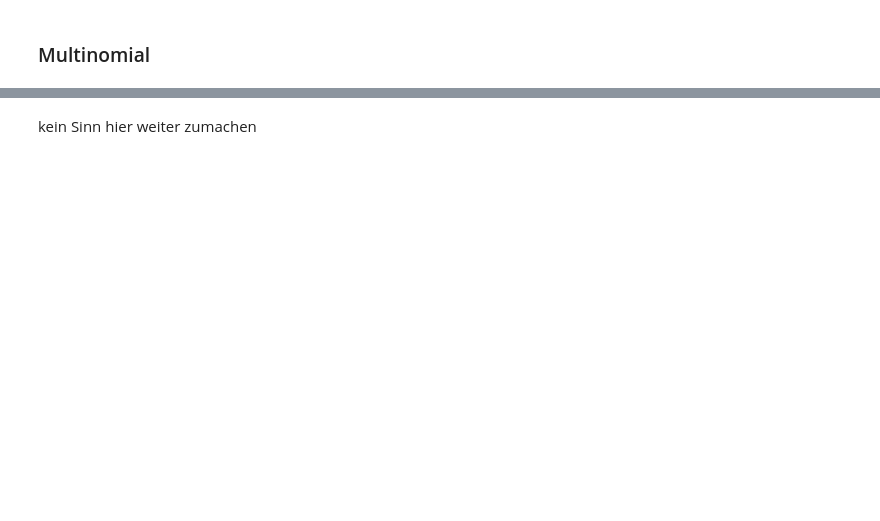
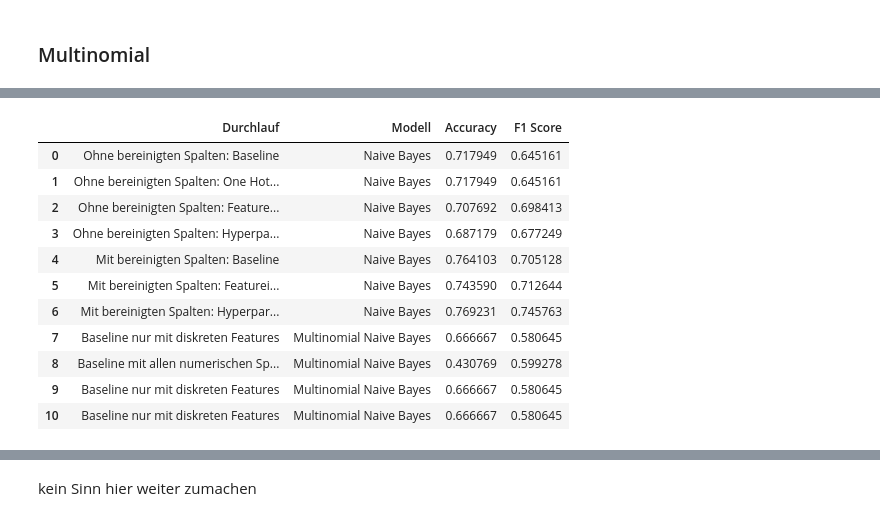
Before and after one commit to MarioKrupinski/Introduction-to-Data-Science-AI, a Jupyter notebook: notebooks/modell_ap_cache.ipynb, the cells around one changed output, grey strips where cells are left out. Saved outputs shown, nothing was run; the diff lists cells and outputs as text; code cells hidden in the pictures; blank space fills up the shorter version.

```diff
--- a/notebooks/modell_ap_cache.ipynb
+++ b/notebooks/modell_ap_cache.ipynb
@@ -588,0 +552,54 @@ df_results
+# %%
+# Liste der kategorialen Spalten
+categorical_cols = ["Sex", "Ctry", "Town", "Goal of Training",
+                    "Preferred Training Daytime", "Subscription Type", "Synchronisation"]
+
+# Liste der diskreten numerischen Spalten (ordinal oder binning)
+discrete_numeric_cols = ["Age of customer Bin", "Subscription Type Ordinal", "Support_per_Year"]
+
+# Wähle die Zielvariable aus (hier muss die Spalte mit der Zielvariable eingefügt werden)
+target_column = "User of latest model"  # Hier den Namen der Zielvariablen einfügen
+
+# Entferne die numerischen Spalten aus dem DataFrame, die nicht diskret sind
+numerical_cols = df_training_all_features.select_dtypes(include=['int64', 'float64']).columns.tolist()
+numerical_cols = [col for col in numerical_cols if col not in discrete_numeric_cols and col not in categorical_cols]
+
+# Entferne die Spalten, die nicht für MNB geeignet sind
+df_mnb = df_training_all_features.drop(columns=numerical_cols + [target_column])
+
+# Füge die diskreten numerischen Merkmale hinzu
+df_mnb = pd.concat([df_mnb, df_training_all_features[discrete_numeric_cols]], axis=1)
+
+# One-Hot-Encoding für kategoriale Features
+df_mnb = pd.get_dummies(df_mnb, columns=categorical_cols, drop_first=True)
+
+# Wähle die Zielvariable aus
+X = df_mnb
+y = df_training_all_features[target_column]
+
+# Aufteilung in Trainings- und Testdaten
+X_train, X_test, y_train, y_test = train_test_split(X, y, test_size=0.2, random_state=42)
+
+# Baseline Modell trainieren
+baseline_model = MultinomialNB()
+baseline_model.fit(X_train, y_train)
+
+# Vorhersagen auf den Testdaten
+y_pred_baseline = baseline_model.predict(X_test)
+
+
+df_results = log_model_performance("Baseline nur mit diskreten Features", "Multinomial Naive Bayes", y_pred_baseline, y_test)
+df_results
+# %% [output]
+|  | Durchlauf | Modell | Accuracy | F1 Score |
+| 0 | Ohne bereinigten Spalten: Baseline | Naive Bayes | 0.717949 | 0.645161 |
+| 1 | Ohne bereinigten Spalten: One Hot... | Naive Bayes | 0.717949 | 0.645161 |
+| 2 | Ohne bereinigten Spalten: Feature... | Naive Bayes | 0.707692 | 0.698413 |
+| 3 | Ohne bereinigten Spalten: Hyperpa... | Naive Bayes | 0.687179 | 0.677249 |
+| 4 | Mit bereinigten Spalten: Baseline | Naive Bayes | 0.764103 | 0.705128 |
+| 5 | Mit bereinigten Spalten: Featurei... | Naive Bayes | 0.743590 | 0.712644 |
+| 6 | Mit bereinigten Spalten: Hyperpar... | Naive Bayes | 0.769231 | 0.745763 |
+| 7 | Baseline nur mit diskreten Features | Multinomial Naive Bayes | 0.666667 | 0.580645 |
+| 8 | Baseline mit allen numerischen Sp... | Multinomial Naive Bayes | 0.430769 | 0.599278 |
+| 9 | Baseline nur mit diskreten Features | Multinomial Naive Bayes | 0.666667 | 0.580645 |
+| 10 | Baseline nur mit diskreten Features | Multinomial Naive Bayes | 0.666667 | 0.580645 |
```
Also changed, not shown: parts of 12 cells of this notebook.
